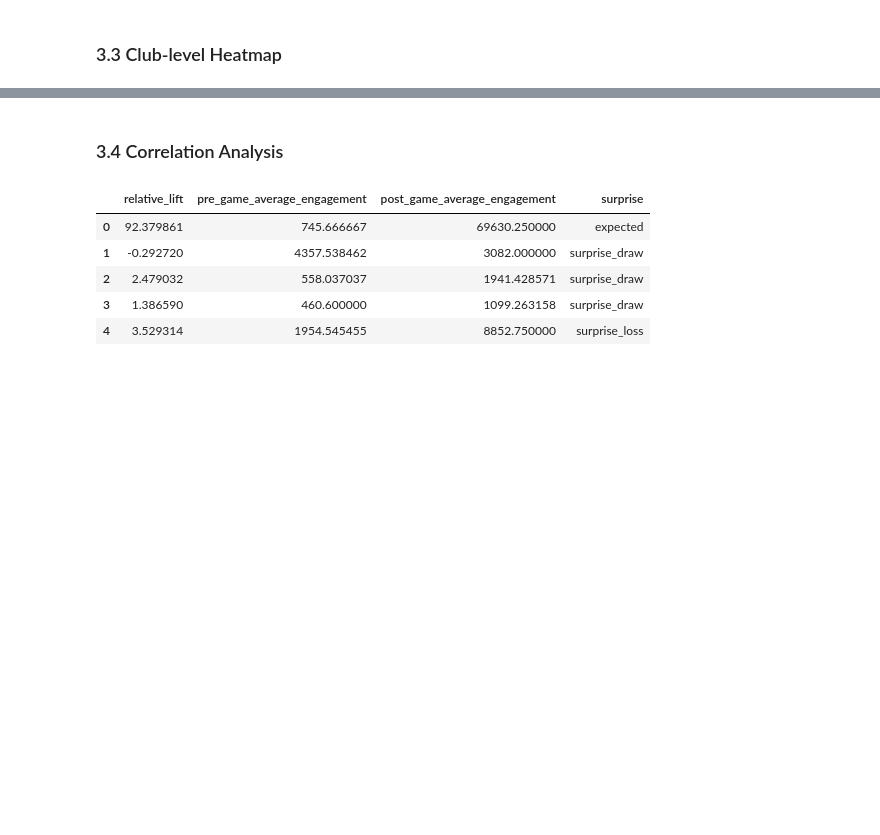
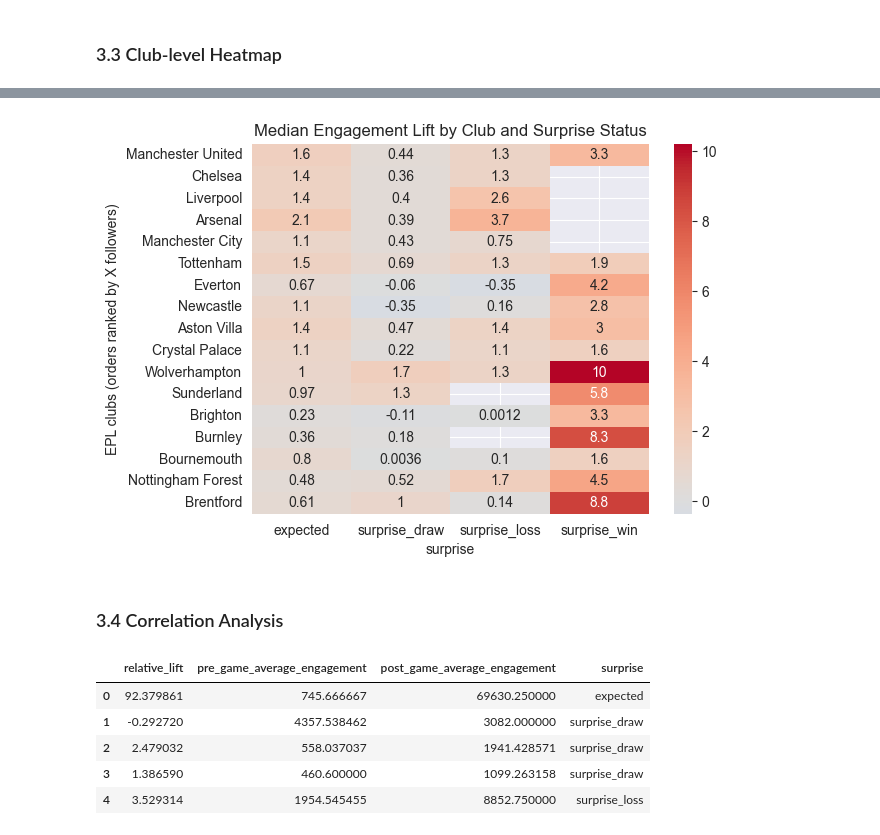
Before and after one commit to upiznhec/DSCI510_Spring2026_USC, a Jupyter notebook: src/results.ipynb, the cells around one changed output, grey strips where cells are left out. Drawn from its saved outputs; the diff is of its cells as text; code cells hidden in the pictures; blank space fills up the shorter version.

```diff
--- a/src/results.ipynb
+++ b/src/results.ipynb
@@ -115,3 +136,18 @@ plt.show()
+# %%
+heatmap_data = (
+    club_df
+    .groupby(["club", "surprise"])["relative_lift"]
+    .median()
+    .reset_index()
+    .pivot(index="club", columns="surprise", values="relative_lift")
+)
+heatmap_data=heatmap_data.reindex(club_order)
+sns.heatmap(heatmap_data, annot=True, cmap="coolwarm", center=0)
+plt.title("Median Engagement Lift by Club and Surprise Status")
+plt.ylabel("EPL clubs (orders ranked by X followers)")
+plt.show()
+# %% [output]
+[figure, added]
 # %% [markdown]
 ### 3.4 Correlation Analysis
 # %%
```
Also changed, not shown: parts of 6 cells of this notebook, 5 other files.
